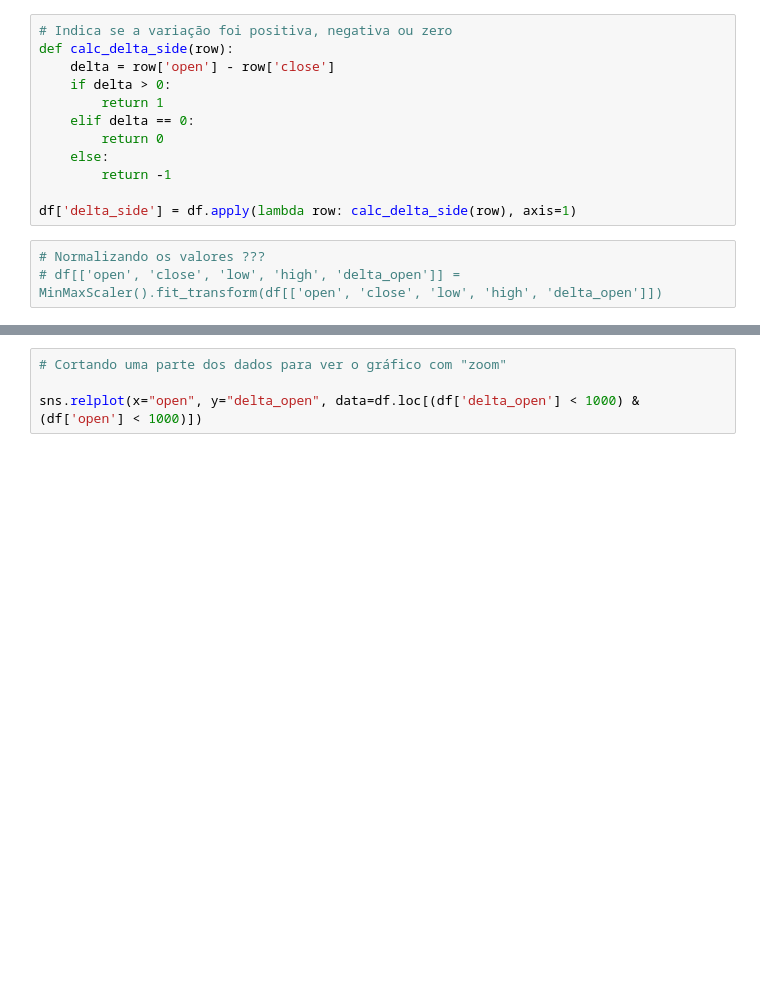
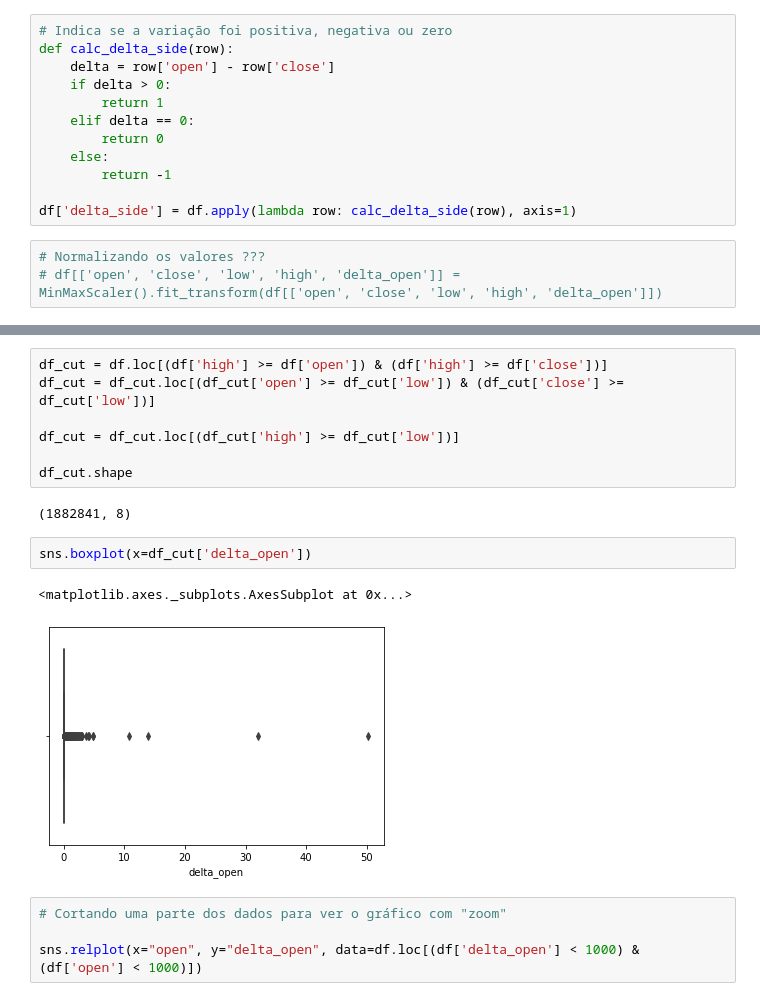
Before and after one commit to tiagoColli/tcc, a Jupyter notebook: data_exploration.ipynb, the cells around one changed output, grey strips where cells are left out. Saved outputs shown, nothing was run; the diff lists cells and outputs as text; blank space fills up the shorter version.

```diff
--- a/data_exploration.ipynb
+++ b/data_exploration.ipynb
@@ -66,3 +66,17 @@ sns.boxplot(x=df['delta_open'])
+# %%
+df_cut = df.loc[(df['high'] >= df['open']) & (df['high'] >= df['close'])]
+df_cut = df_cut.loc[(df_cut['open'] >= df_cut['low']) & (df_cut['close'] >= df_cut['low'])]
+
+df_cut = df_cut.loc[(df_cut['high'] >= df_cut['low'])]
+
+df_cut.shape
+# %% [output]
+(1882841, 8)
+# %%
+sns.boxplot(x=df_cut['delta_open'])
+# %% [output]
+<matplotlib.axes._subplots.AxesSubplot at 0x...>
+[figure, added]
 # %%
 # Cortando uma parte dos dados para ver o gráfico com "zoom"
 
```
Also changed, not shown: parts of 2 cells of this notebook.
